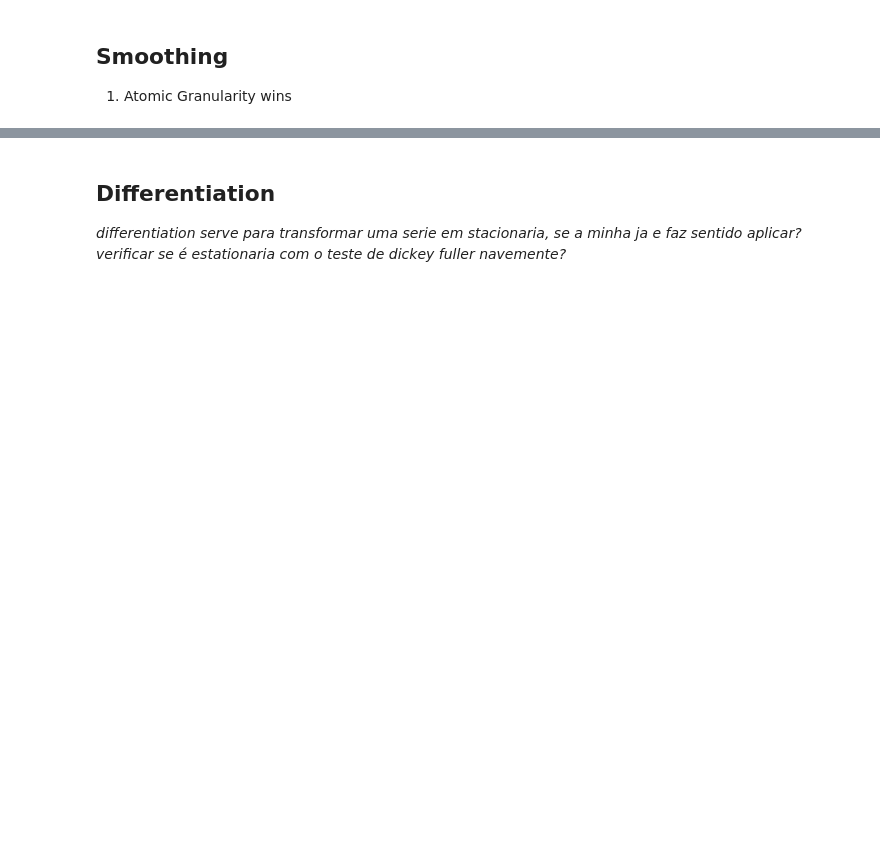
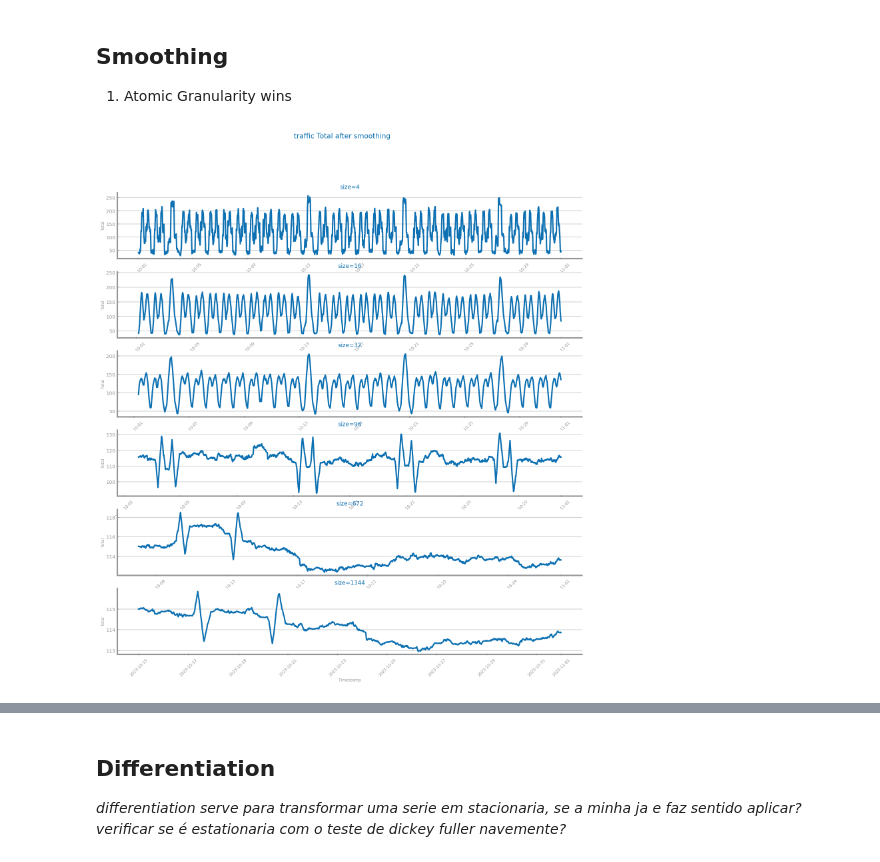
Before and after one commit to franciscoAbreuTecnico/Data-Science-IST, a Jupyter notebook: forecasting_services/data_transformation.ipynb, the cells around one changed output, grey strips where cells are left out. Cells and saved outputs as stored; diff of their text form; code cells hidden in the pictures; blank space fills up the shorter version.

```diff
--- a/forecasting_services/data_transformation.ipynb
+++ b/forecasting_services/data_transformation.ipynb
@@ -166,3 +229,27 @@ dslabs.plot_forecasting_series(
 # %% [markdown]
 ## Smoothing
 1. Atomic Granularity wins
+# %%
+## maior window, maior numero de nulos
+# usar mvimputation como na classificacao/ considerar retirar
+sizes: list[int] = [4, 16, 32, 96, 672, 1344]
+fig: Figure
+axs: list[Axes]
+fig, axs = subplots(len(sizes), 1, figsize=(3 * dslabs.HEIGHT, dslabs.HEIGHT / 2 * len(sizes)))
+fig.suptitle(f"{file_tag} {target} after smoothing")
+
+for i in range(len(sizes)):
+    ss_smooth: pd.Series = series.rolling(window=sizes[i]).mean()
+    ##ss_smooth.fillna(method='ffill', inplace=True)
+    null_count = ss_smooth.isnull().sum()
+    dslabs.plot_line_chart(
+        ss_smooth.index.to_list(),
+        ss_smooth.to_list(),
+        ax=axs[i],
+        xlabel=ss_smooth.index.name,
+        ylabel=target,
+        title=f"size={sizes[i]}",
+    )
+show()
+# %% [output]
+[figure, added]
```
Also changed, not shown: parts of 19 cells of this notebook, 1 other file.
